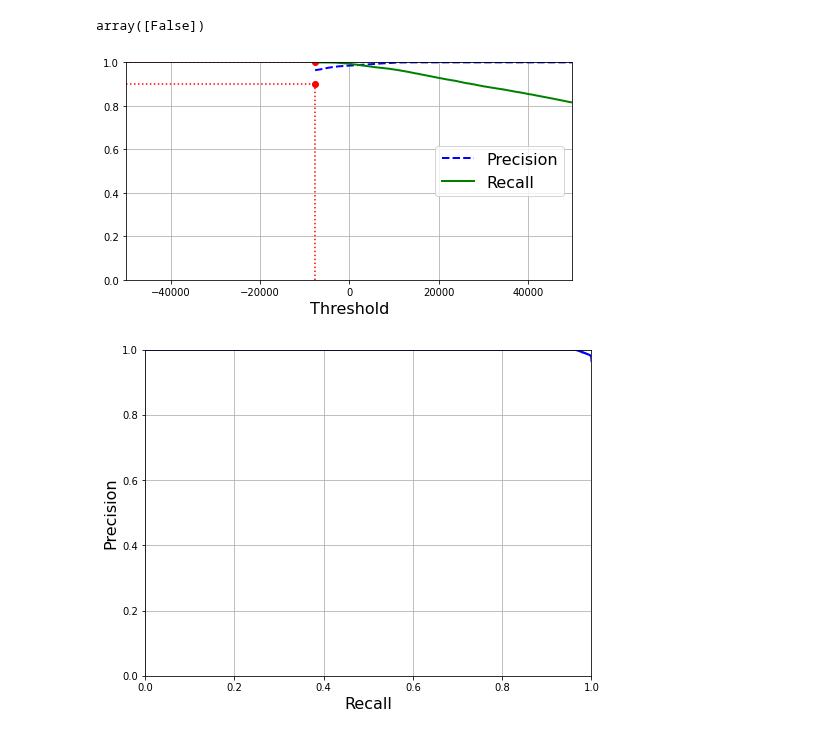
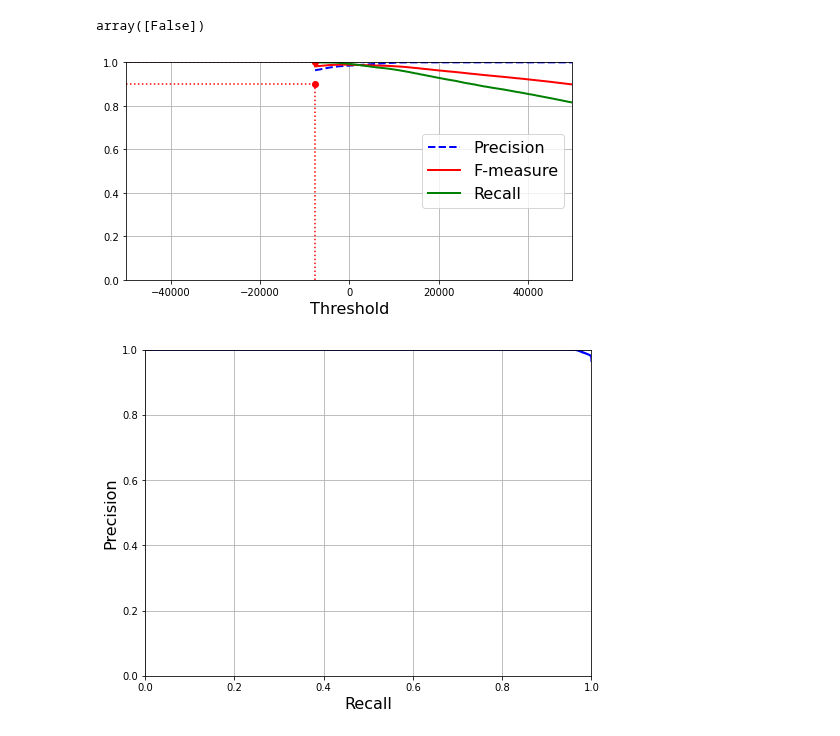
Before and after one commit to harrisuddin/F20DL, a Jupyter notebook: F20DL.ipynb, the cells around one changed output. Cells and saved outputs as stored; diff of their text form; code cells hidden in the pictures.

```diff
--- a/F20DL.ipynb
+++ b/F20DL.ipynb
@@ -37,7 +37,7 @@ def load_bnb_data(url=raw_data_url):
   download = requests.get(url).content
 
   # read the downloaded content and put into dataframe
-  df = pd.read_csv(io.StringIO(download.decode("utf-8")),index_col=0,infer_datetime_format=True,dayfirst=False,dtype={'id':'int','Construction year':'float','NAME':'string','host id':'int','host_identity_verified':'string' ,'host name':'string','neighbourhood group':'string','neighbourhood':'string','lat':'float','long':'float','country':'string','country code':'string', 	'...':'string','service fee':'string','minimum nights':'float','number of reviews':'float', 'last review':'object','reviews per month':'float','review rate number':'float','calculated host listings count':'float','availability 365':'float','house_rules':'string','license':'string'
+  df = pd.read_csv(io.StringIO(download.decode("utf-8")),index_col=0,infer_datetime_format=True,dayfirst=False,dtype={'id':'int','instant_bookable':'string','cancellation_policy':'string','room type':'string','Construction year':'float','NAME':'string','host id':'int','host_identity_verified':'string' ,'host name':'string','neighbourhood group':'string','neighbourhood':'string','lat':'float','long':'float','country':'string','country code':'string', 	'...':'string','service fee':'string','minimum nights':'float','number of reviews':'float', 'last review':'object','reviews per month':'float','review rate number':'float','calculated host listings count':'float','availability 365':'float','house_rules':'string','license':'string'
 })
   return df
 # %%
@@ -268,7 +263,7 @@ Name: minimum stay cost per night, dtype: float64
 # %%
 # y = bnb_data["price"]
 # y = y.dropna(how='any',axis=0)
-X = bnb_data.drop(columns=["NAME", "host id", "host_identity_verified", "host name", "neighbourhood group", "neighbourhood", "country", "country code", "instant_bookable", "cancellation_policy", "room type", "last review", "house_rules", "license"])
+X = bnb_data.select_dtypes(include=['float64'])
 X = X.dropna(how='any',axis=0)
 y = X["price"]
 X = X.drop(columns=["price", "minimum stay cost per night"])
@@ -360,28 +355,29 @@ precisions, recalls, thresholds = precision_recall_curve(y_train_above_mean, y_s
 # %%
 def plot_precision_recall_vs_threshold(precisions, recalls, thresholds):
     plt.plot(thresholds, precisions[:-1], "b--", label="Precision", linewidth=2)
+    plt.plot(thresholds, (2*recalls[:-1]*precisions[:-1])/(recalls[:-1]+precisions[:-1]), "r-", label="F-measure", linewidth=2) #F-measure
     plt.plot(thresholds, recalls[:-1], "g-", label="Recall", linewidth=2)
     plt.legend(loc="center right", fontsize=16) # Not shown in the book
     plt.xlabel("Threshold", fontsize=16)        # Not shown
     plt.grid(True)                              # Not shown
     plt.axis([-50000, 50000, 0, 1])             # Not shown
 
 
 
 recall_90_precision = recalls[np.argmax(precisions >= 0.90)]
 threshold_90_precision = thresholds[np.argmax(precisions >= 0.90)]
 
 
 plt.figure(figsize=(8, 4))                                                                  # Not shown
 plot_precision_recall_vs_threshold(precisions, recalls, thresholds)
 plt.plot([threshold_90_precision, threshold_90_precision], [0., 0.9], "r:")                 # Not shown
 plt.plot([-50000, threshold_90_precision], [0.9, 0.9], "r:")                                # Not shown
 plt.plot([-50000, threshold_90_precision], [recall_90_precision, recall_90_precision], "r:")# Not shown
 plt.plot([threshold_90_precision], [0.9], "ro")                                             # Not shown
 plt.plot([threshold_90_precision], [recall_90_precision], "ro")                             # Not shown
 plt.show()
 # %% [output]
-[figure, old version]
+[figure, new version]
 # %%
 def plot_precision_vs_recall(precisions, recalls):
     plt.plot(recalls, precisions, "b-", linewidth=2)
```
Also changed, not shown: parts of 10 cells of this notebook.
